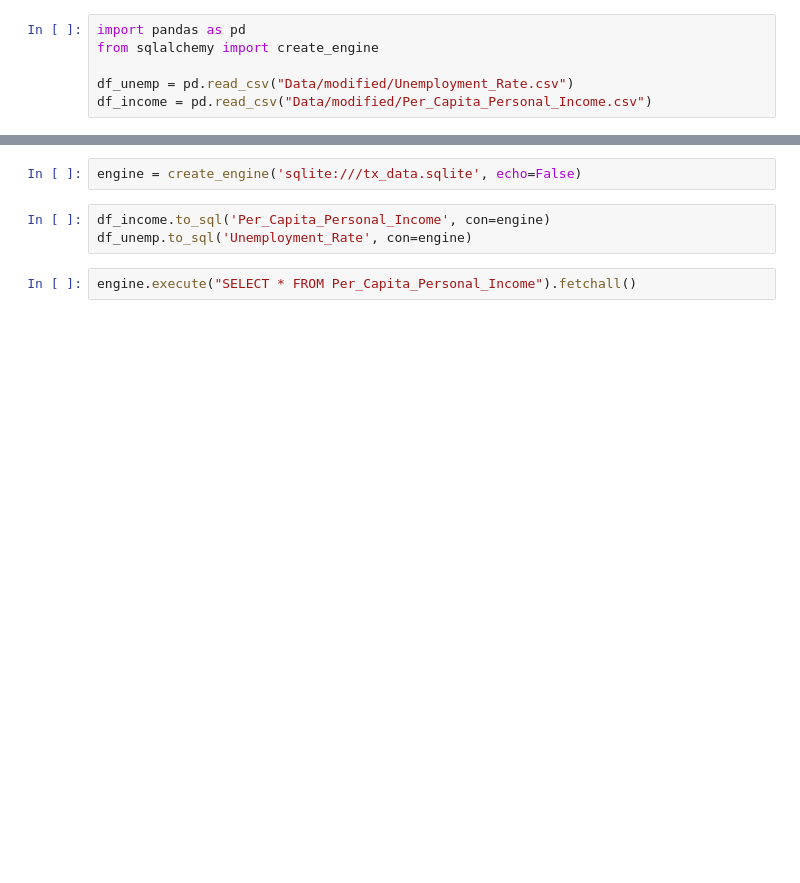
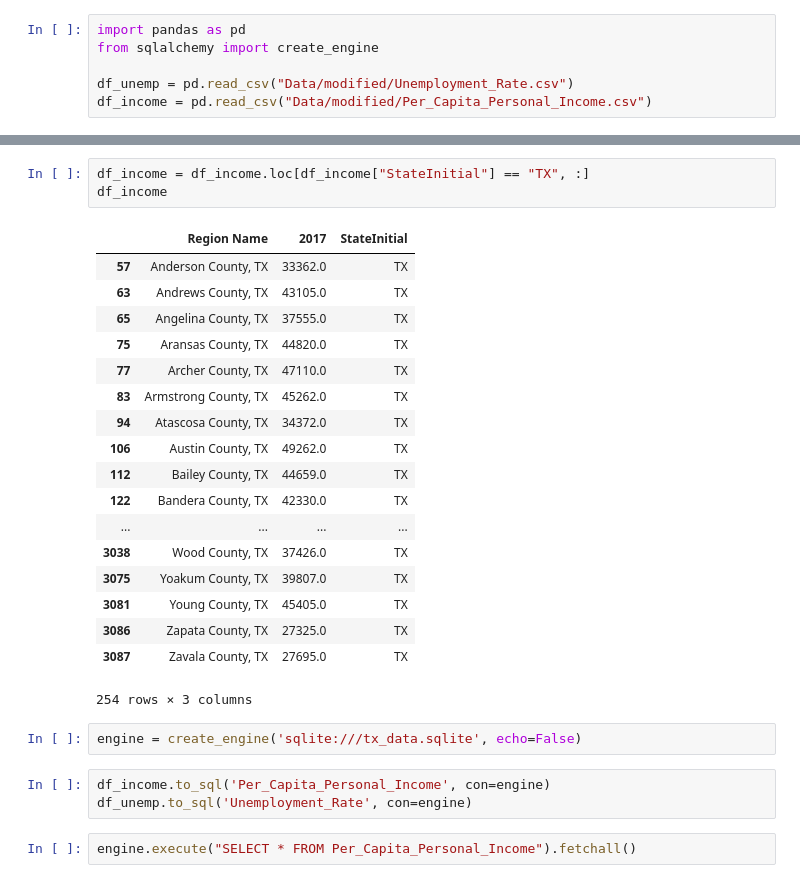
Before and after one commit to olegmrnv/texas_dream, a Jupyter notebook: Oleg/loading_data_into_SQL.ipynb, the cells around one changed output, grey strips where cells are left out. Cells and saved outputs as stored; diff of their text form; blank space fills up the shorter version.

```diff
--- a/Oleg/loading_data_into_SQL.ipynb
+++ b/Oleg/loading_data_into_SQL.ipynb
@@ -16,3 +58,25 @@ df_unemp.head()
+# %%
+df_income = df_income.loc[df_income["StateInitial"] == "TX", :]
+df_income
+# %% [output]
+|  | Region Name | 2017 | StateInitial |
+| 57 | Anderson County, TX | 33362.0 | TX |
+| 63 | Andrews County, TX | 43105.0 | TX |
+| 65 | Angelina County, TX | 37555.0 | TX |
+| 75 | Aransas County, TX | 44820.0 | TX |
+| 77 | Archer County, TX | 47110.0 | TX |
+| 83 | Armstrong County, TX | 45262.0 | TX |
+| 94 | Atascosa County, TX | 34372.0 | TX |
+| 106 | Austin County, TX | 49262.0 | TX |
+| 112 | Bailey County, TX | 44659.0 | TX |
+| 122 | Bandera County, TX | 42330.0 | TX |
+| ... | ... | ... | ... |
+| 3038 | Wood County, TX | 37426.0 | TX |
+| 3075 | Yoakum County, TX | 39807.0 | TX |
+| 3081 | Young County, TX | 45405.0 | TX |
+| 3086 | Zapata County, TX | 27325.0 | TX |
+| 3087 | Zavala County, TX | 27695.0 | TX |
+254 rows × 3 columns
 # %%
 engine = create_engine('sqlite:///tx_data.sqlite', echo=False)
 # %%
```
Also changed, not shown: parts of 6 cells of this notebook, 4 other files.
